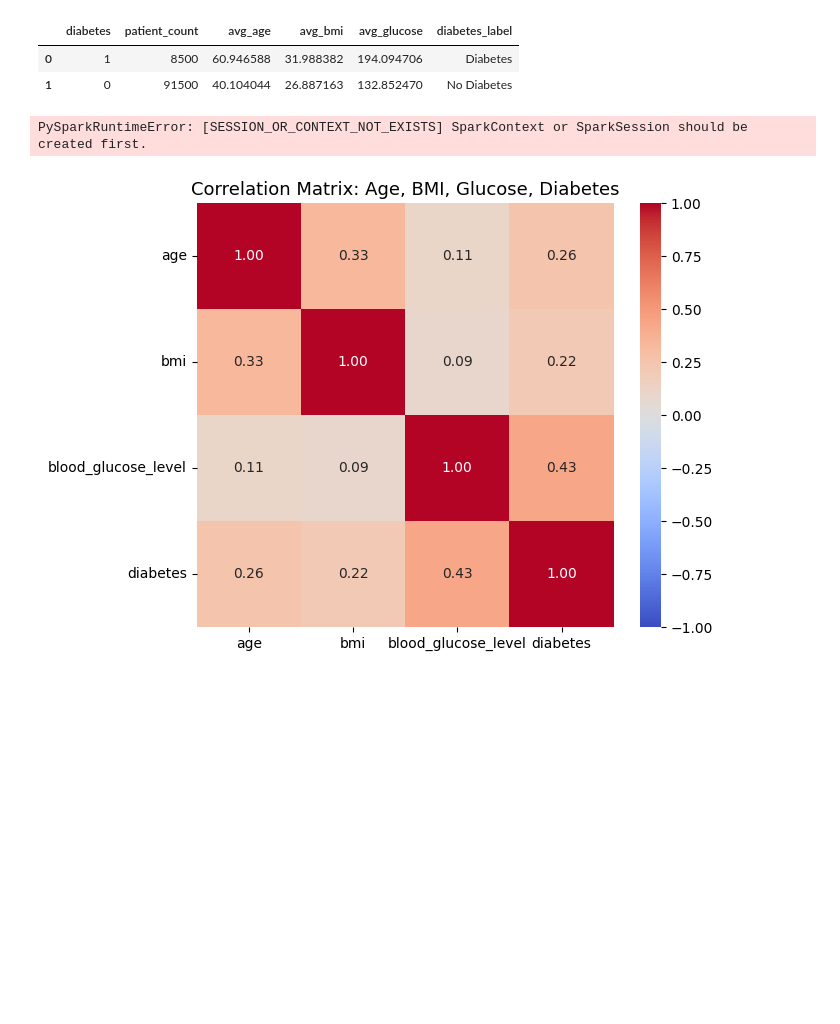
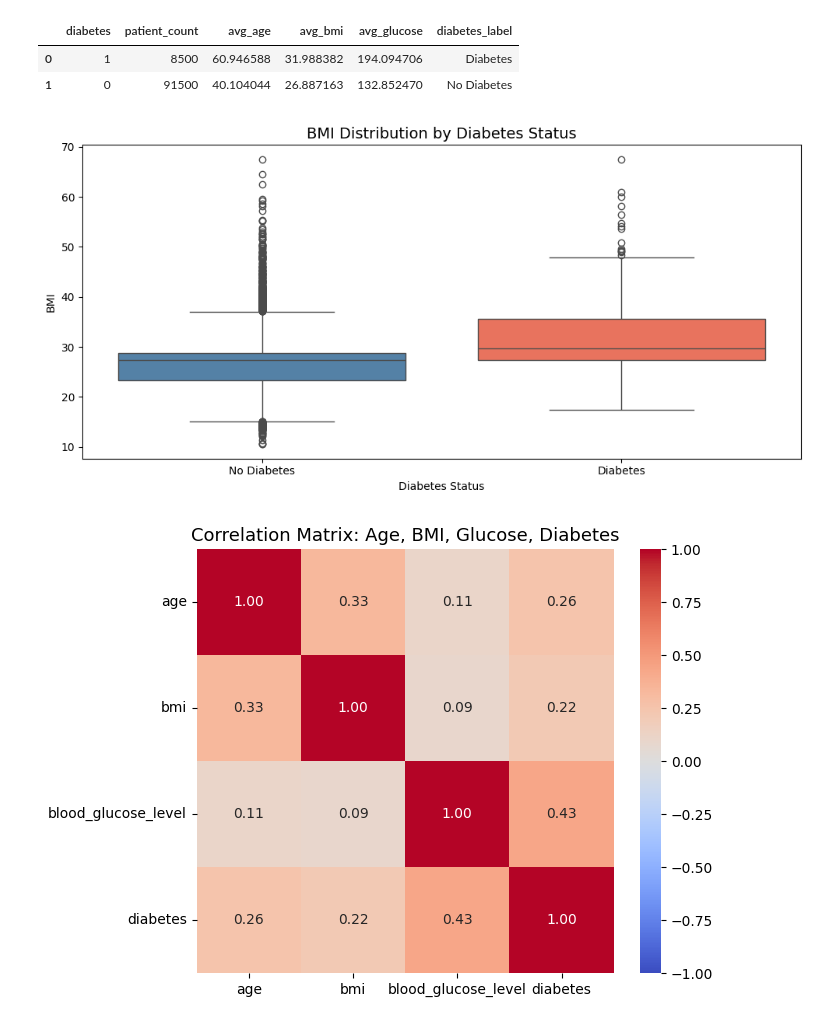
Before and after one commit to entakuyt/Diabetes-Big-Data-Pipeline, a Jupyter notebook: Project_Fixed.ipynb, the cells around one changed output. Saved outputs shown, nothing was run; the diff lists cells and outputs as text; code cells hidden in the pictures; blank space fills up the shorter version.

```diff
--- a/Project_Fixed.ipynb
+++ b/Project_Fixed.ipynb
@@ -618,30 +638,28 @@ Aggregated DataFrame shape: (2, 6)
 # %%
 import seaborn as sns
 
 # Plot 2: BMI distribution by diabetes status
 # Ensure we have row-level BMI data for boxplot
 if "bmi" in pdf.columns and "diabetes_label" in pdf.columns:
     pdf_plot = pdf
 else:
     pdf_plot = df_clean.select("bmi", "diabetes").limit(5000).toPandas()
     pdf_plot["diabetes_label"] = pdf_plot["diabetes"].map({0: "No Diabetes", 1: "Diabetes"})
 
 plt.figure(figsize=(10, 5))
 sns.boxplot(
     data=pdf_plot,
     x="diabetes_label",
     y="bmi",
-    hue="diabetes_label",
-    palette={"No Diabetes": "steelblue", "Diabetes": "tomato"},
-    legend=False
+    palette={"No Diabetes": "steelblue", "Diabetes": "tomato"}
 )
 plt.title("BMI Distribution by Diabetes Status", fontsize=14)
 plt.xlabel("Diabetes Status")
 plt.ylabel("BMI")
 plt.tight_layout()
 plt.show()
 # %% [output]
-PySparkRuntimeError: [SESSION_OR_CONTEXT_NOT_EXISTS] SparkContext or SparkSession should be created first.
+[figure, added]
 # %%
 # Plot 3: Correlation heatmap
 required_cols = ["age", "bmi", "blood_glucose_level", "diabetes"]
```
Also changed, not shown: parts of 2 cells of this notebook.
